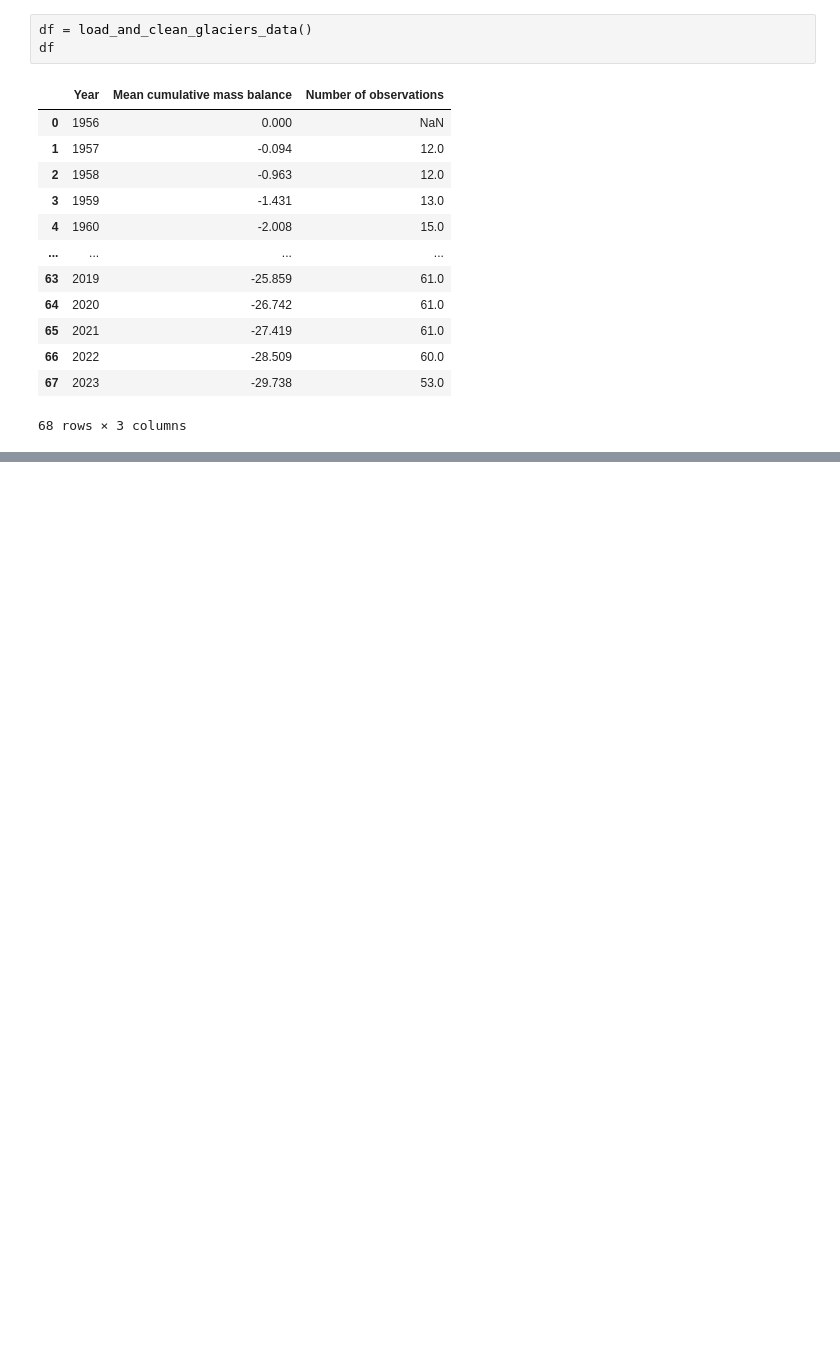
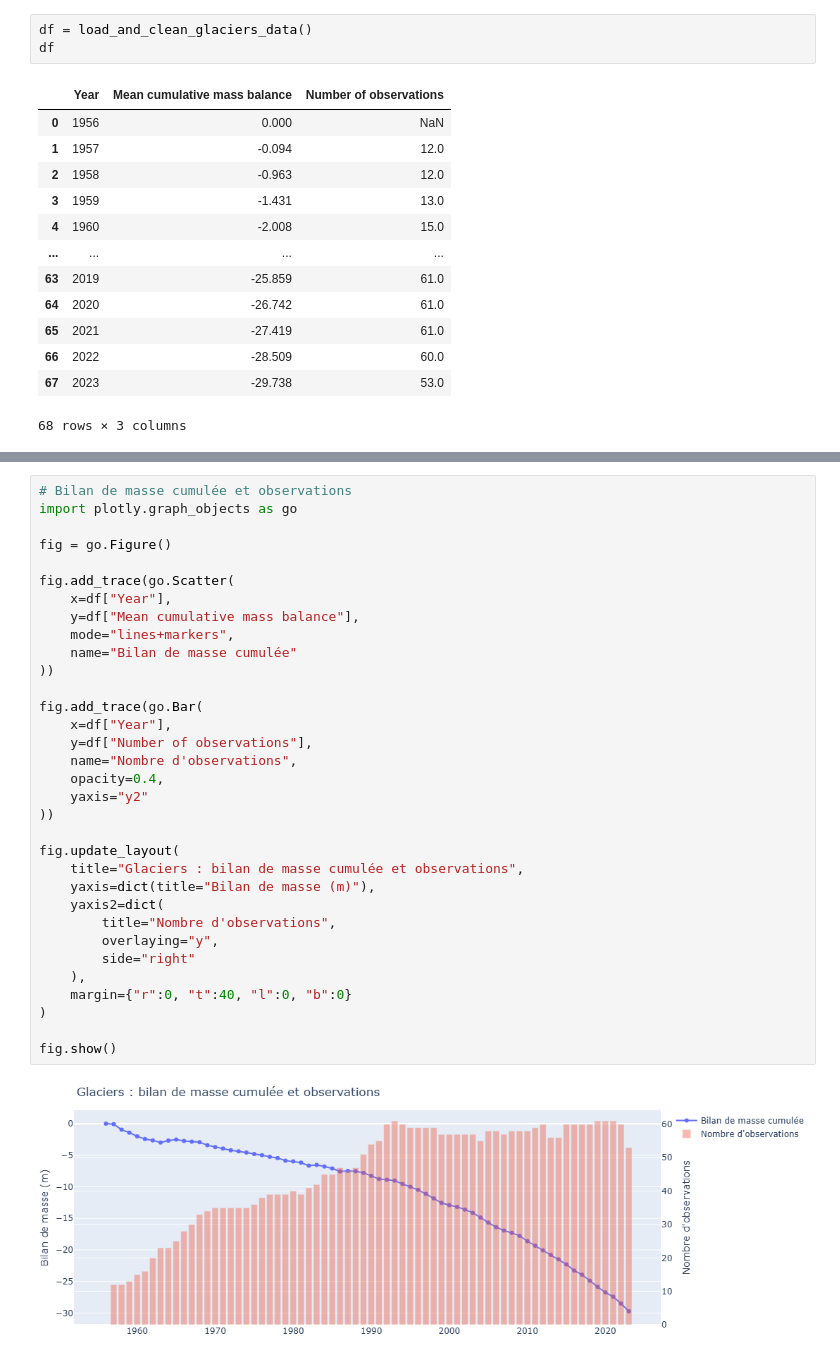
Before and after one commit to Juliendnte/OceanState_Analysis, a Jupyter notebook: oceanstate_analysis/notebooks/exploratory/glaciermelting.ipynb, the cells around one changed output, grey strips where cells are left out. Drawn from its saved outputs; the diff is of its cells as text; blank space fills up the shorter version.

```diff
--- a/oceanstate_analysis/notebooks/exploratory/glaciermelting.ipynb
+++ b/oceanstate_analysis/notebooks/exploratory/glaciermelting.ipynb
@@ -25,0 +50,35 @@ df
+# %%
+# Bilan de masse cumulée et observations
+import plotly.graph_objects as go
+
+fig = go.Figure()
+
+fig.add_trace(go.Scatter(
+    x=df["Year"],
+    y=df["Mean cumulative mass balance"],
+    mode="lines+markers",
+    name="Bilan de masse cumulée"
+))
+
+fig.add_trace(go.Bar(
+    x=df["Year"],
+    y=df["Number of observations"],
+    name="Nombre d'observations",
+    opacity=0.4,
+    yaxis="y2"
+))
+
+fig.update_layout(
+    title="Glaciers : bilan de masse cumulée et observations",
+    yaxis=dict(title="Bilan de masse (m)"),
+    yaxis2=dict(
+        title="Nombre d'observations",
+        overlaying="y",
+        side="right"
+    ),
+    margin={"r":0, "t":40, "l":0, "b":0}
+)
+
+fig.show()
+# %% [output]
+[figure, added]
```
Also changed, not shown: parts of 1 cell of this notebook, 6 other files.
